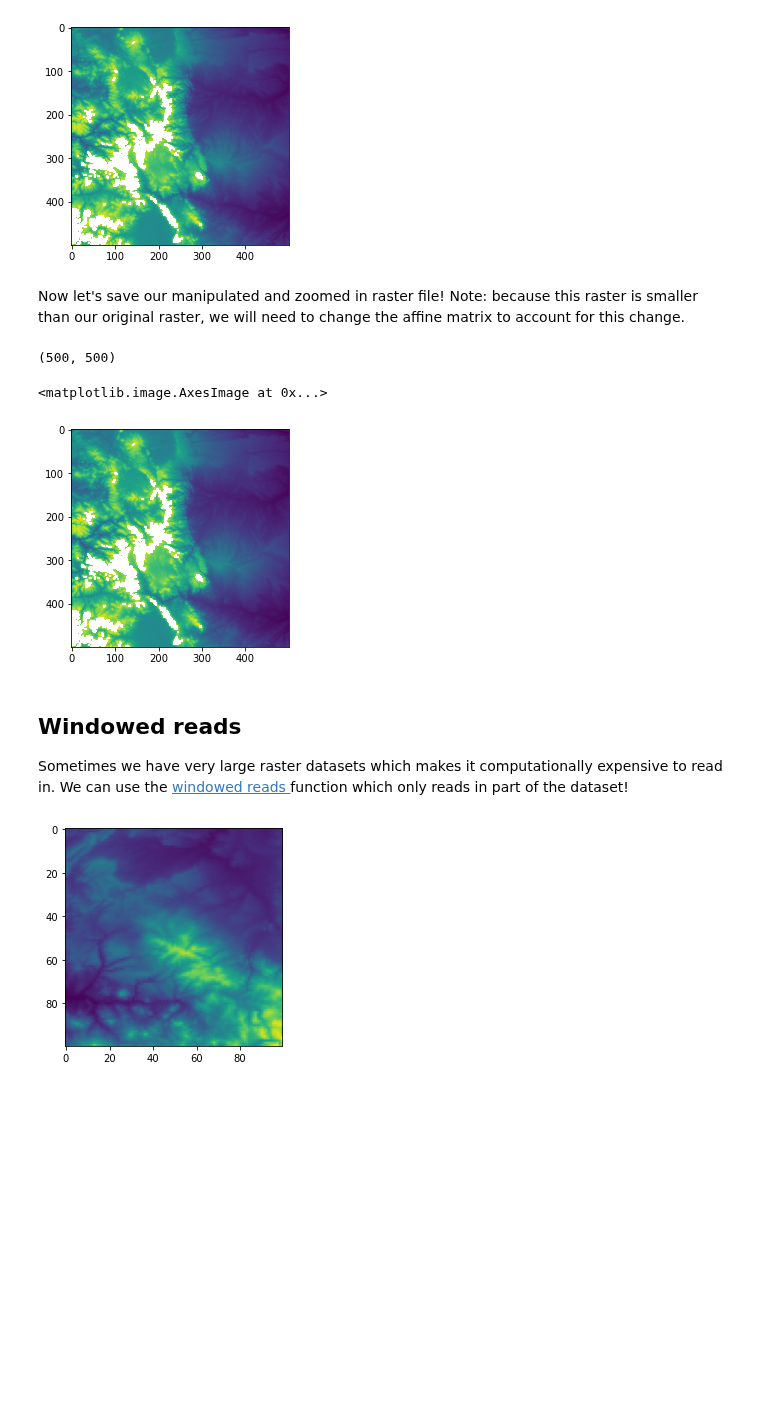
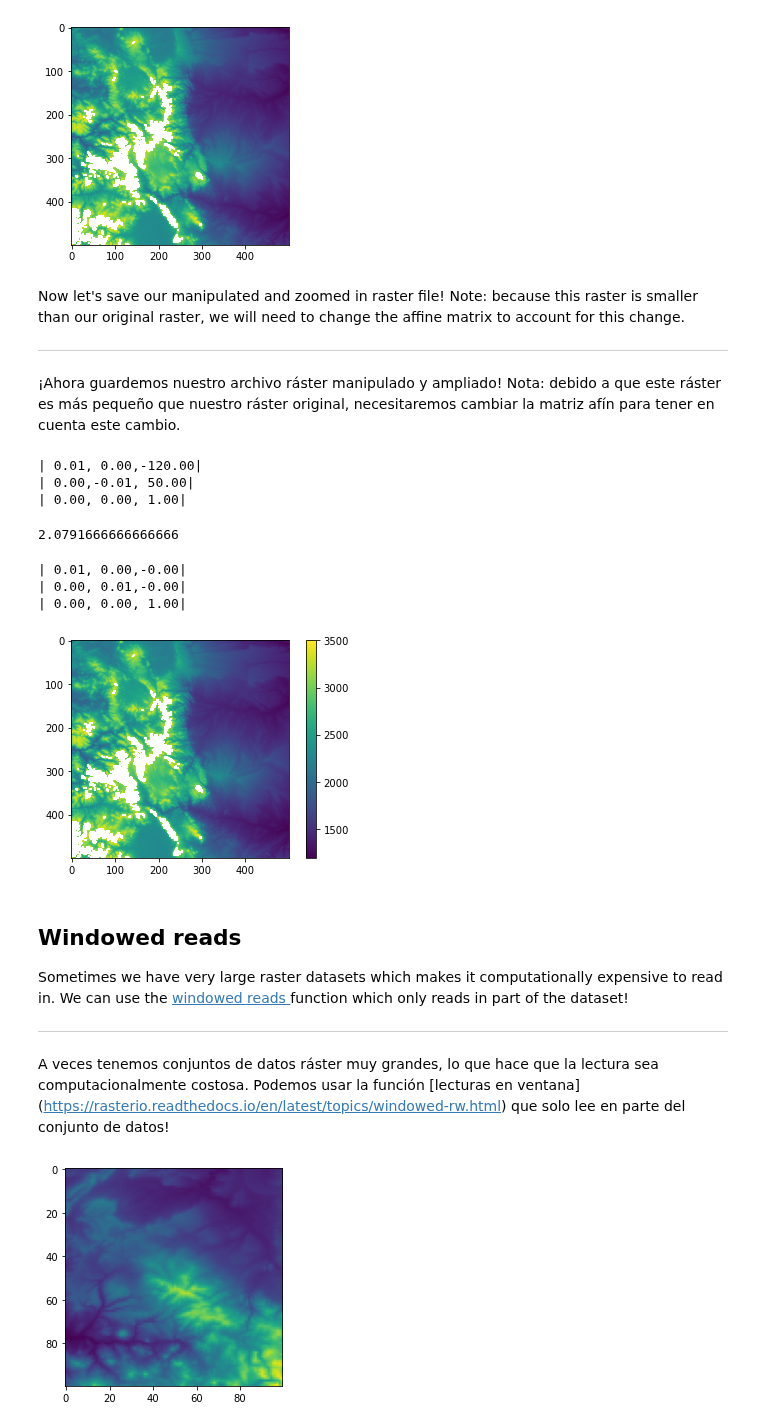
Before and after one commit to CodeToCommunicate/CoCoLessons, a Jupyter notebook: 09_RasterioIntro.ipynb, the cells around one changed output. Cells and saved outputs as stored; diff of their text form; code cells hidden in the pictures; blank space fills up the shorter version.

Commit message:
Updated rasterio notebook

```diff
--- a/09_RasterioIntro.ipynb
+++ b/09_RasterioIntro.ipynb
@@ -98,14 +134,19 @@ plt.imshow(zoom)
 [figure]
 # %% [markdown]
 Now let's save our manipulated and zoomed in raster file! Note: because this raster is smaller than our original raster, we will need to change the affine matrix to account for this change.
+
+---
+
+¡Ahora guardemos nuestro archivo ráster manipulado y ampliado! Nota: debido a que este ráster es más pequeño que nuestro ráster original, necesitaremos cambiar la matriz afín para tener en cuenta este cambio.
 # %%
 from rasterio.transform import Affine
-print(zoom.shape)
+print(dataset.transform)
+
 x = np.linspace(0,499,500)
 y = np.linspace(0,499,500)
 
 
-res = (x[-1] - x[0]) / 240.0
+res = dataset.transform[0]
 transform = Affine.translation(x[0] - res / 2, y[0] - res / 2) * Affine.scale(res, res)
 
 
@@ -122,19 +163,33 @@ with rio.open(
 ) as dst:
     dst.write(zoom, 1)
 # %% [output]
-(500, 500)
+| 0.01, 0.00,-120.00|
+| 0.00,-0.01, 50.00|
+| 0.00, 0.00, 1.00|
+# %%
+print(res)
+# %% [output]
+2.0791666666666666
 # %%
 OurData = Path(".")/ "data" / "new.tif"
 # %%
 test = rio.open(OurData)
 newBand = test.read(1)
 plt.imshow(newBand)
+plt.colorbar()
+print(test.transform)
 # %% [output]
-<matplotlib.image.AxesImage at 0x...>
+| 0.01, 0.00,-0.00|
+| 0.00, 0.01,-0.00|
+| 0.00, 0.00, 1.00|
-[figure, old version]
+[figure, new version]
 # %% [markdown]
 ## Windowed reads
 Sometimes we have very large raster datasets which makes it computationally expensive to read in. We can use the [ windowed reads ](https://rasterio.readthedocs.io/en/latest/topics/windowed-rw.html) function which only reads in part of the dataset!
+
+---
+
+A veces tenemos conjuntos de datos ráster muy grandes, lo que hace que la lectura sea computacionalmente costosa. Podemos usar la función [lecturas en ventana] (https://rasterio.readthedocs.io/en/latest/topics/windowed-rw.html) que solo lee en parte del conjunto de datos!
 # %%
 from rasterio.windows import Window
 with rio.open('data/new.tif') as src:
```
Also changed, not shown: parts of 43 cells of this notebook, 1 other file.
